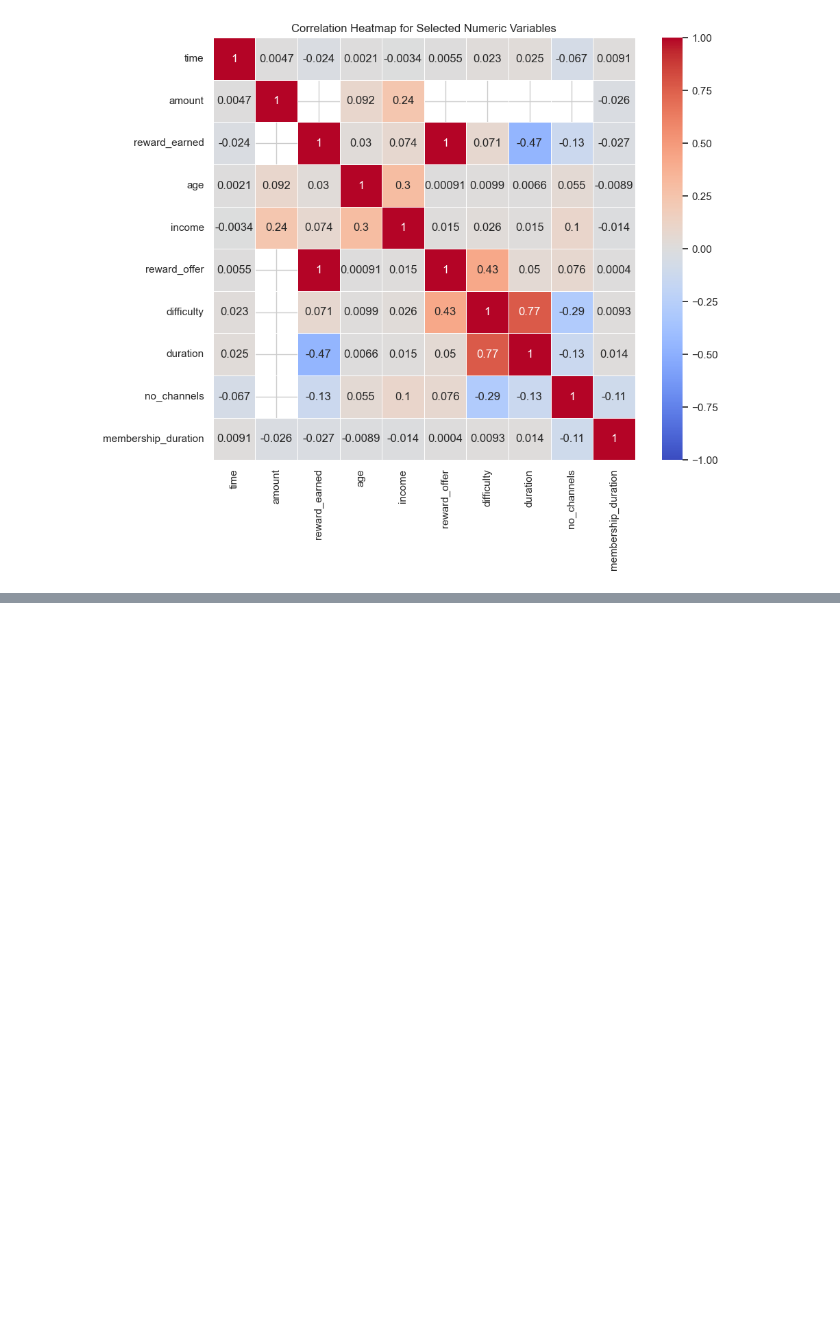
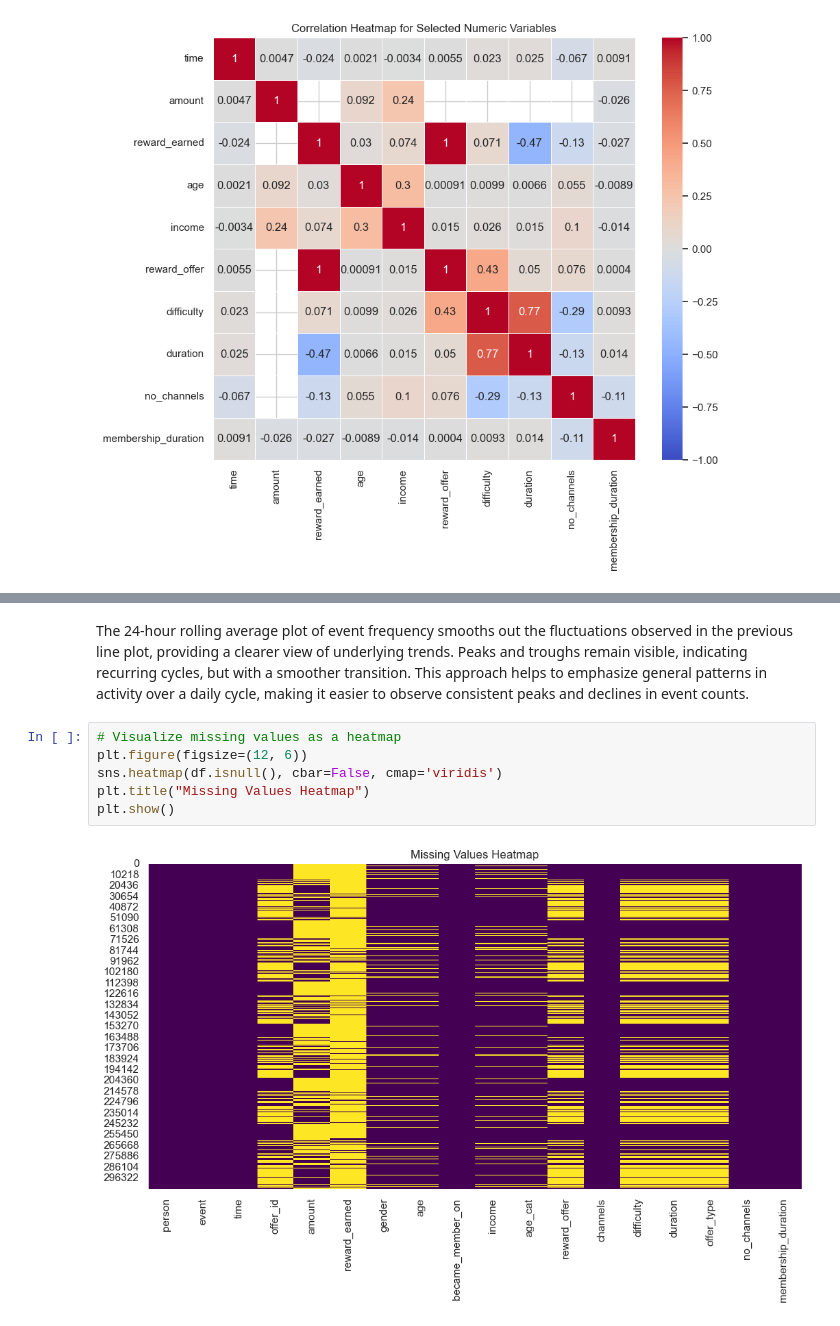
Before and after one commit to CoskunErden/Udacity_DS_Capstone_Project, a Jupyter notebook: starbucks_capstone.ipynb, the cells around one changed output, grey strips where cells are left out. Saved outputs shown, nothing was run; the diff lists cells and outputs as text; blank space fills up the shorter version.

```diff
--- a/starbucks_capstone.ipynb
+++ b/starbucks_capstone.ipynb
@@ -993,0 +1004,10 @@ plt.show()
+# %% [markdown]
+The 24-hour rolling average plot of event frequency smooths out the fluctuations observed in the previous line plot, providing a clearer view of underlying trends. Peaks and troughs remain visible, indicating recurring cycles, but with a smoother transition. This approach helps to emphasize general patterns in activity over a daily cycle, making it easier to observe consistent peaks and declines in event counts.
+# %%
+# Visualize missing values as a heatmap
+plt.figure(figsize=(12, 6))
+sns.heatmap(df.isnull(), cbar=False, cmap='viridis')
+plt.title("Missing Values Heatmap")
+plt.show()
+# %% [output]
+[figure, added]
```
Also changed, not shown: parts of 79 cells of this notebook.
